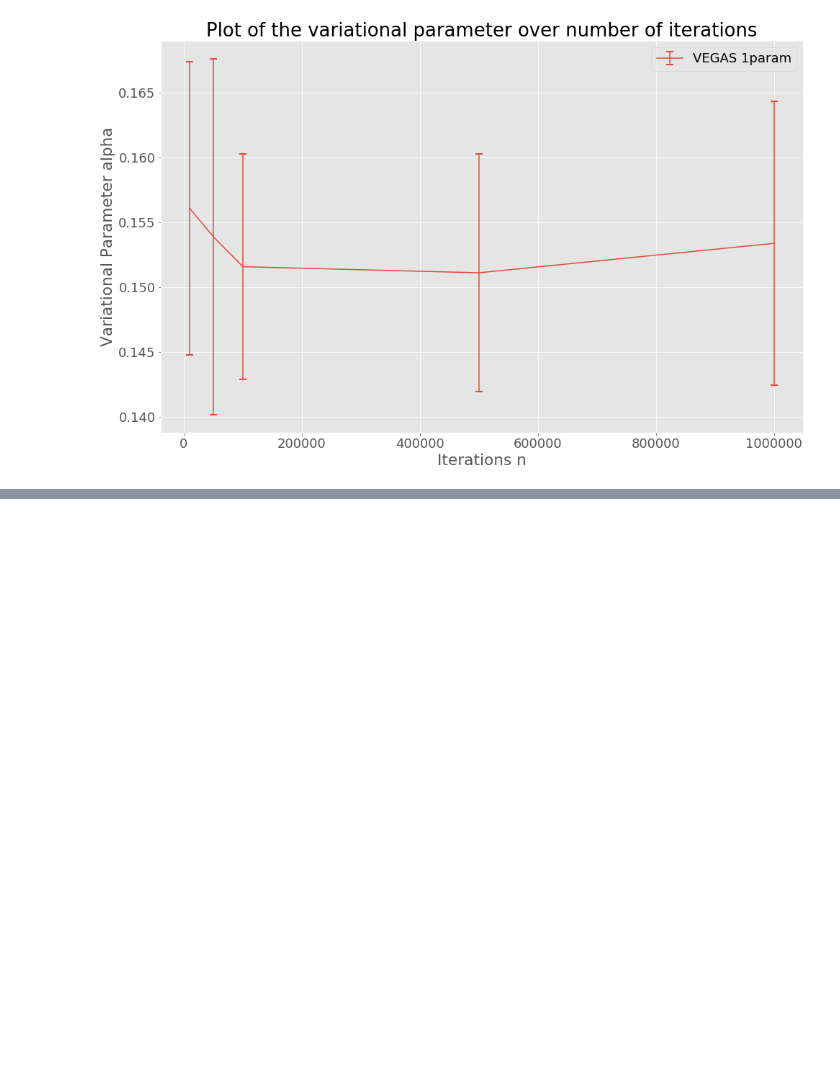
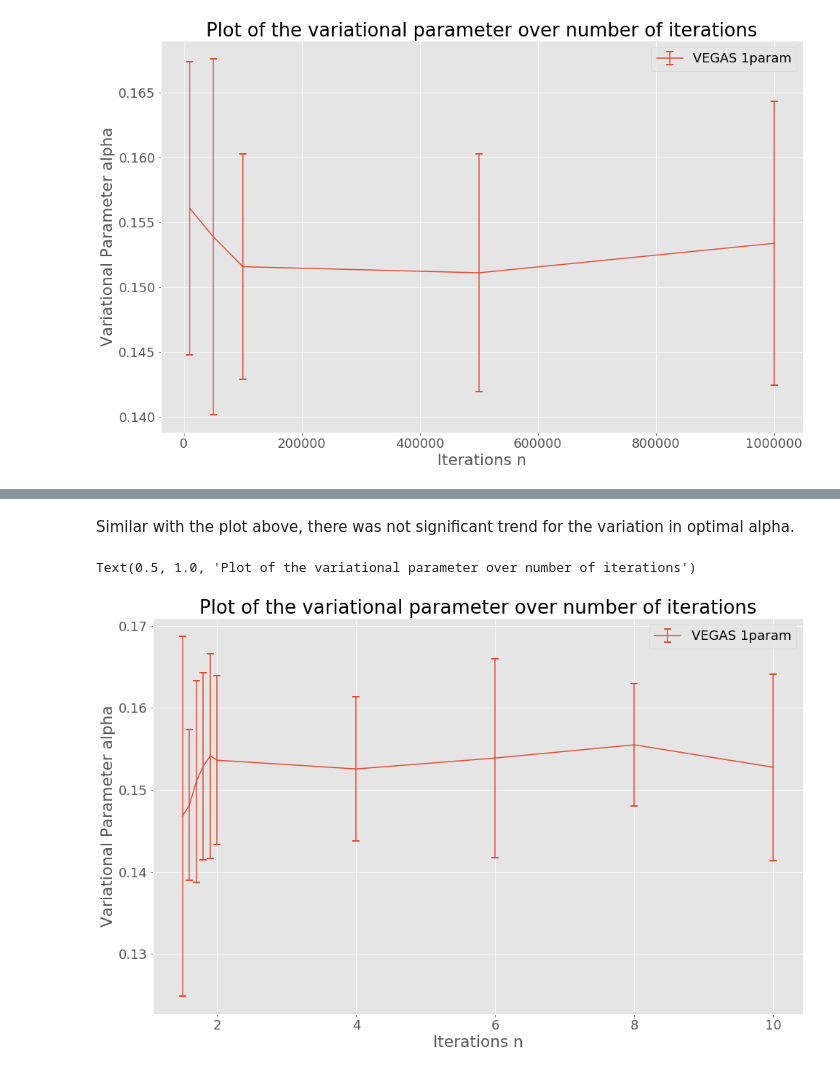
Before and after one commit to metrosierra/quVario, a Jupyter notebook: helium_markii/__results__/processed/vegas_analysis.ipynb, the cells around one changed output, grey strips where cells are left out. Drawn from its saved outputs; the diff is of its cells as text; code cells hidden in the pictures; blank space fills up the shorter version.

```diff
--- a/helium_markii/__results__/processed/vegas_analysis.ipynb
+++ b/helium_markii/__results__/processed/vegas_analysis.ipynb
@@ -77,0 +96,20 @@ Text(0.5, 1.0, 'Plot of the energy over number of iterations')
+# %% [markdown]
+Similar with the plot above, there was not significant trend for the variation in optimal alpha.
+# %%
+plt.style.use('ggplot')
+plt.rcParams.update({'font.size': 18})
+plt.figure(figsize=(16,10))
+
+mew = 2
+cs = 5
+plt.xlabel('Iterations n')
+plt.ylabel('Variational Parameter alpha')
+plt.errorbar(bounds, balpha, yerr = bastd, mew =mew, capsize=cs, label='VEGAS 1param')
+plt.legend()
+
+plt.title('Plot of the variational parameter over number of iterations')
+#plt.savefig('1param_alpha_comp')
+plt.show()
+# %% [output]
+Text(0.5, 1.0, 'Plot of the variational parameter over number of iterations')
+[figure, added]
```
Also changed, not shown: parts of 10 cells of this notebook, 7 other files.
